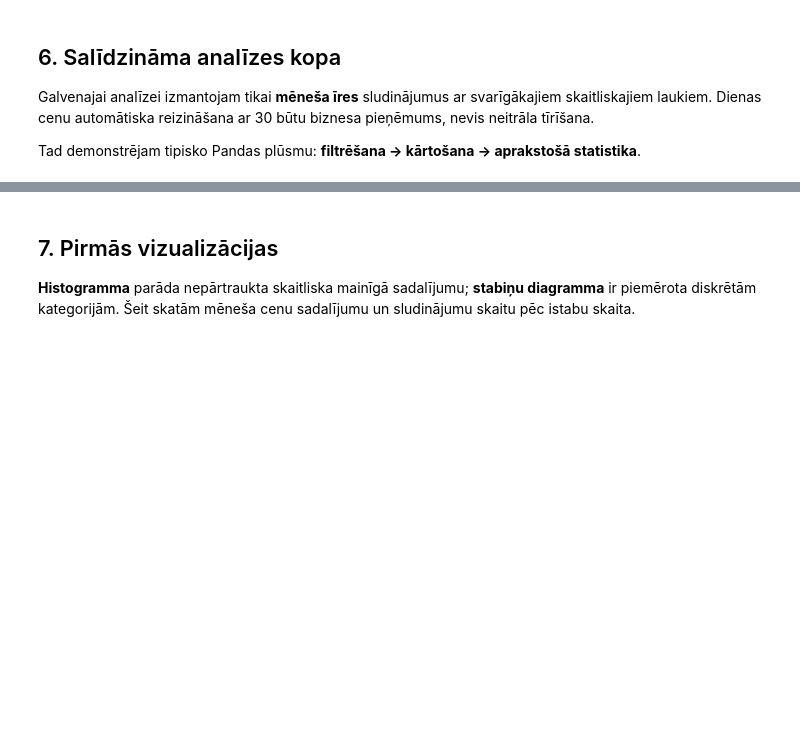
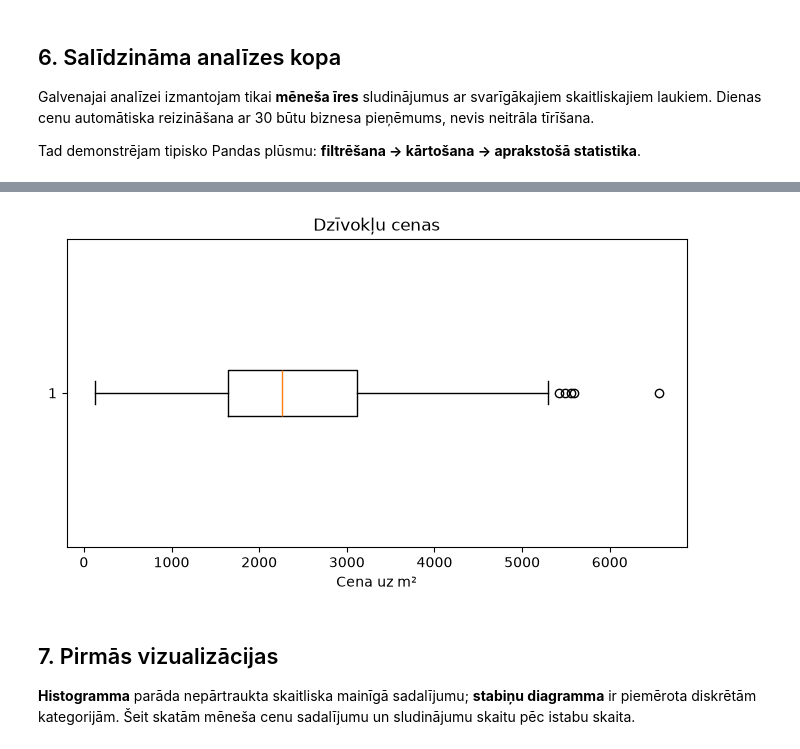
Before and after one commit to ValRCS/RTU_BDAA_Course_2026, a Jupyter notebook: notebooks/lecture_07_data_analysis_visualization/07_data_analysis_visualization.ipynb, the cells around one changed output, grey strips where cells are left out. Saved outputs shown, nothing was run; the diff lists cells and outputs as text; code cells hidden in the pictures; blank space fills up the shorter version.

```diff
--- a/notebooks/lecture_07_data_analysis_visualization/07_data_analysis_visualization.ipynb
+++ b/notebooks/lecture_07_data_analysis_visualization/07_data_analysis_visualization.ipynb
@@ -144,0 +402,13 @@ Tad demonstrējam tipisko Pandas plūsmu: **filtrēšana → kārtošana → apr
+# %%
+# histgroammas nav pilnīgi uzticamas jo var atšķirties atkarībā no izvēlētā bin skaita,
+# tāpēc varam izmantot arī boxplot vai arī kdeplot, kas ir smalkāks un parāda arī sadalījumu
+# mūs tātad interesē kdeplot, kas labāk parāda sadalījumu, jo histogramma ir atkarīga no izvēlētā bin skaita
+
+# attēlosim cenu uz m² sadalījumu ar boxplot
+plt.figure(figsize=(8,4))
+plt.boxplot(df["price_per_m2"].dropna(), vert=False)
+plt.xlabel('Cena uz m²')
+plt.title('Dzīvokļu cenas')
+plt.show()
+# %% [output]
+[figure, added]
```
Also changed, not shown: parts of 22 cells of this notebook, 3 other files.
